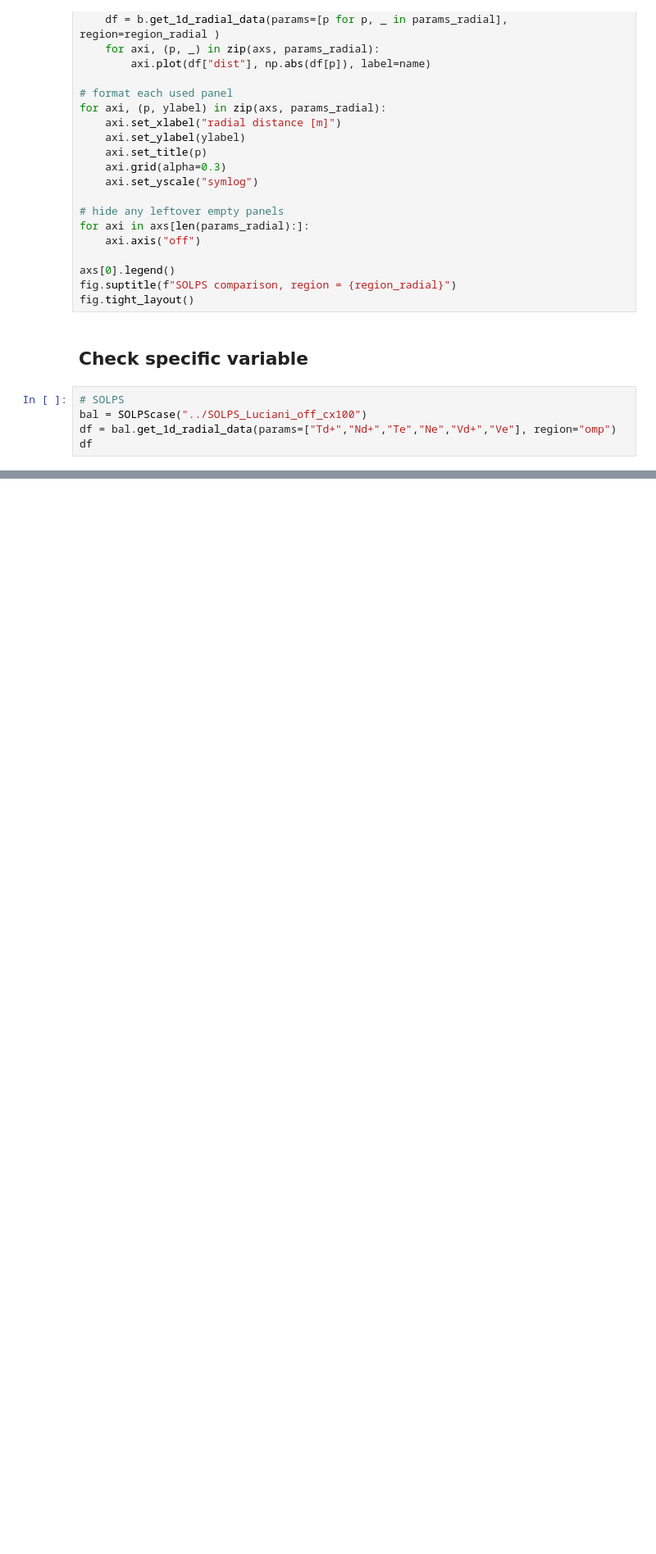
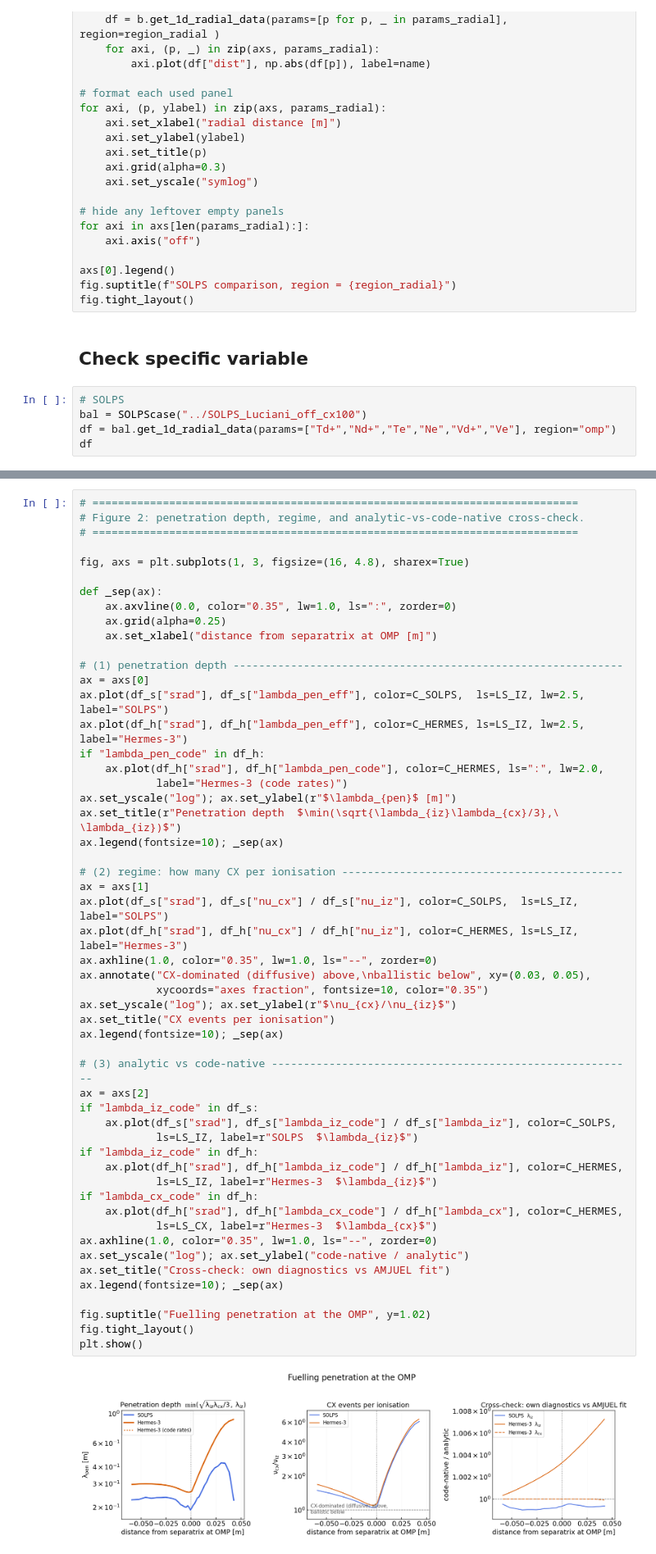
Before and after one commit to sun51027/hermes3-2dplots, a Jupyter notebook: plot_solps_balance.ipynb, the cells around one changed output, grey strips where cells are left out. Shown at 82% size. Drawn from its saved outputs; the diff is of its cells as text; blank space fills up the shorter version.

```diff
--- a/plot_solps_balance.ipynb
+++ b/plot_solps_balance.ipynb
@@ -621,0 +859,55 @@ df
+# %%
+# ============================================================================
+# Figure 2: penetration depth, regime, and analytic-vs-code-native cross-check.
+# ============================================================================
+
+fig, axs = plt.subplots(1, 3, figsize=(16, 4.8), sharex=True)
+
+def _sep(ax):
+    ax.axvline(0.0, color="0.35", lw=1.0, ls=":", zorder=0)
+    ax.grid(alpha=0.25)
+    ax.set_xlabel("distance from separatrix at OMP [m]")
+
+# (1) penetration depth -------------------------------------------------------------
+ax = axs[0]
+ax.plot(df_s["srad"], df_s["lambda_pen_eff"], color=C_SOLPS,  ls=LS_IZ, lw=2.5, label="SOLPS")
+ax.plot(df_h["srad"], df_h["lambda_pen_eff"], color=C_HERMES, ls=LS_IZ, lw=2.5, label="Hermes-3")
+if "lambda_pen_code" in df_h:
+    ax.plot(df_h["srad"], df_h["lambda_pen_code"], color=C_HERMES, ls=":", lw=2.0,
+            label="Hermes-3 (code rates)")
+ax.set_yscale("log"); ax.set_ylabel(r"$\lambda_{pen}$ [m]")
+ax.set_title(r"Penetration depth  $\min(\sqrt{\lambda_{iz}\lambda_{cx}/3},\ \lambda_{iz})$")
+ax.legend(fontsize=10); _sep(ax)
+
+# (2) regime: how many CX per ionisation --------------------------------------------
+ax = axs[1]
+ax.plot(df_s["srad"], df_s["nu_cx"] / df_s["nu_iz"], color=C_SOLPS,  ls=LS_IZ, label="SOLPS")
+ax.plot(df_h["srad"], df_h["nu_cx"] / df_h["nu_iz"], color=C_HERMES, ls=LS_IZ, label="Hermes-3")
+ax.axhline(1.0, color="0.35", lw=1.0, ls="--", zorder=0)
+ax.annotate("CX-dominated (diffusive) above,\nballistic below", xy=(0.03, 0.05),
+            xycoords="axes fraction", fontsize=10, color="0.35")
+ax.set_yscale("log"); ax.set_ylabel(r"$\nu_{cx}/\nu_{iz}$")
+ax.set_title("CX events per ionisation")
+ax.legend(fontsize=10); _sep(ax)
+
+# (3) analytic vs code-native ---------------------------------------------------------
+ax = axs[2]
+if "lambda_iz_code" in df_s:
+    ax.plot(df_s["srad"], df_s["lambda_iz_code"] / df_s["lambda_iz"], color=C_SOLPS,
+            ls=LS_IZ, label=r"SOLPS  $\lambda_{iz}$")
+if "lambda_iz_code" in df_h:
+    ax.plot(df_h["srad"], df_h["lambda_iz_code"] / df_h["lambda_iz"], color=C_HERMES,
+            ls=LS_IZ, label=r"Hermes-3  $\lambda_{iz}$")
+if "lambda_cx_code" in df_h:
+    ax.plot(df_h["srad"], df_h["lambda_cx_code"] / df_h["lambda_cx"], color=C_HERMES,
+            ls=LS_CX, label=r"Hermes-3  $\lambda_{cx}$")
+ax.axhline(1.0, color="0.35", lw=1.0, ls="--", zorder=0)
+ax.set_yscale("log"); ax.set_ylabel("code-native / analytic")
+ax.set_title("Cross-check: own diagnostics vs AMJUEL fit")
+ax.legend(fontsize=10); _sep(ax)
+
+fig.suptitle("Fuelling penetration at the OMP", y=1.02)
+fig.tight_layout()
+plt.show()
+# %% [output]
+[figure, added]
```
Also changed, not shown: parts of 20 cells of this notebook, 4 other files.
